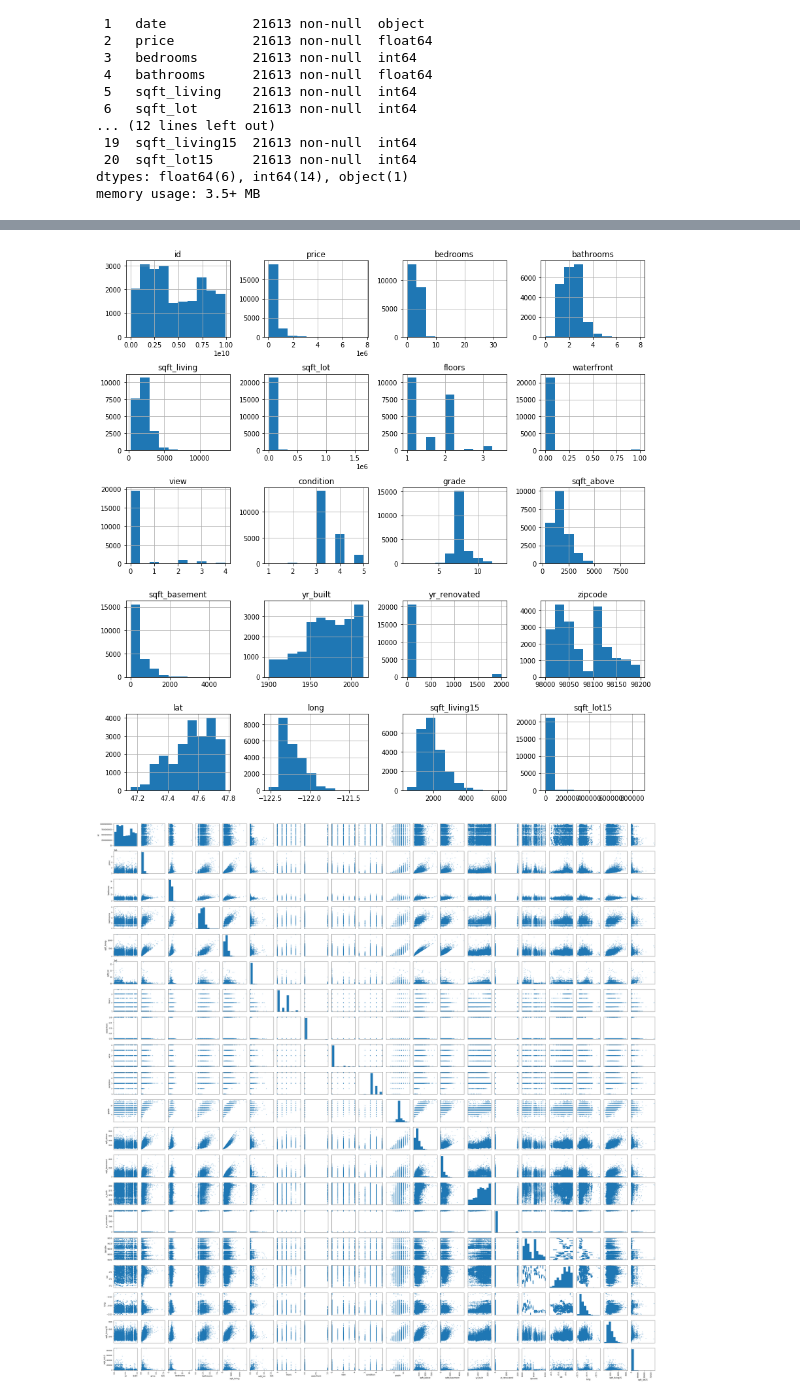
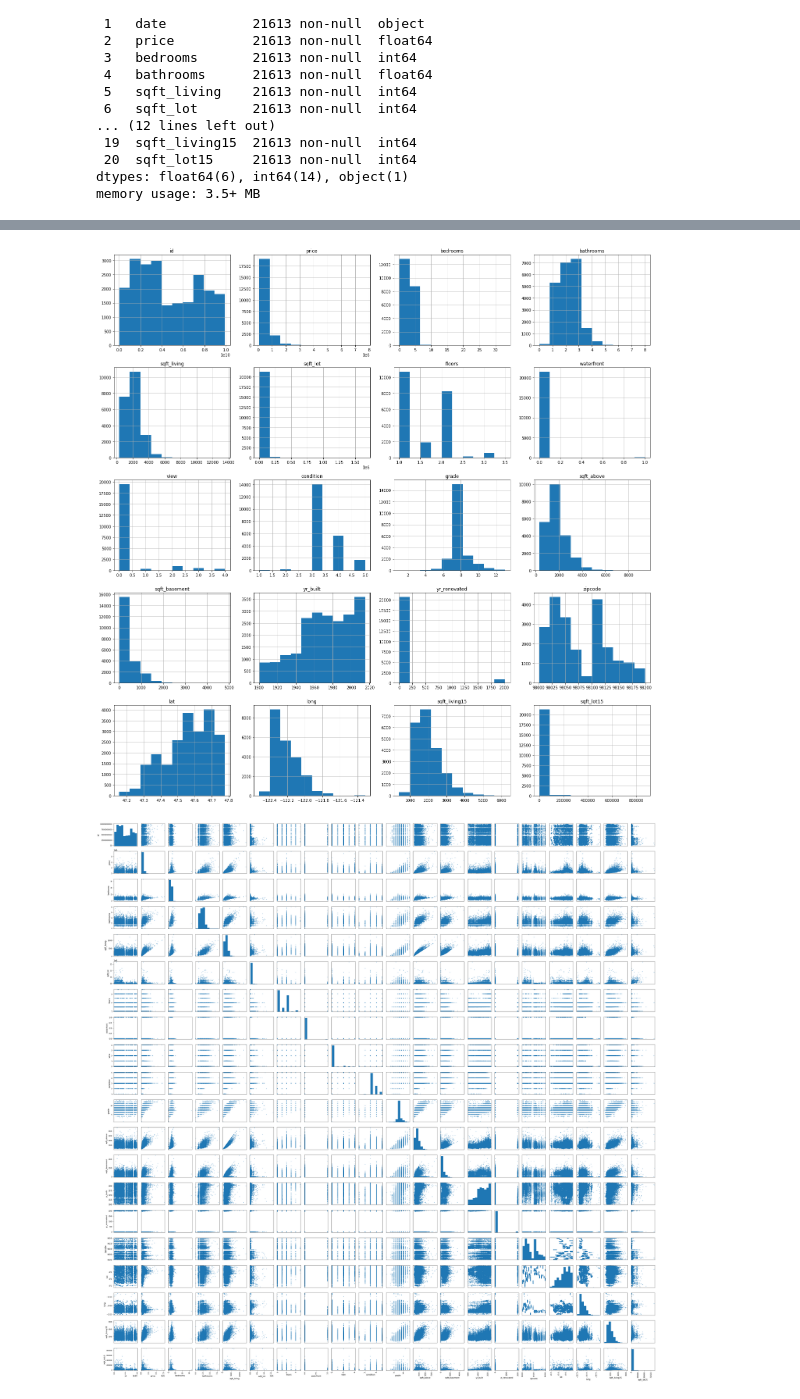
Before and after one commit to Amarnathpg123/Machine_Learning_KGP, a Jupyter notebook: LAB ASSIGN/group29_Amarnath_Reddy_LinearRegression.ipynb, the cells around one changed output, grey strips where cells are left out. Drawn from its saved outputs; the diff is of its cells as text; code cells hidden in the pictures.

```diff
--- a/LAB ASSIGN/group29_Amarnath_Reddy_LinearRegression.ipynb
+++ b/LAB ASSIGN/group29_Amarnath_Reddy_LinearRegression.ipynb
@@ -88,12 +88,12 @@ df.describe()
 # %%
 #PLOT HISTOGRAM
 ###YOUR CODE HERE###
 
-df.hist(figsize=(12,12));
+df.hist(figsize=(20,20));
 plt.tight_layout()
 plt.show()
 # %% [output]
-[figure, old version]
+[figure, new version]
 # %%
 scatter_matrix(df, figsize=(40,40));
 plt.tight_layout()
```
Also changed, not shown: parts of 2 cells of this notebook, 3 other files.
